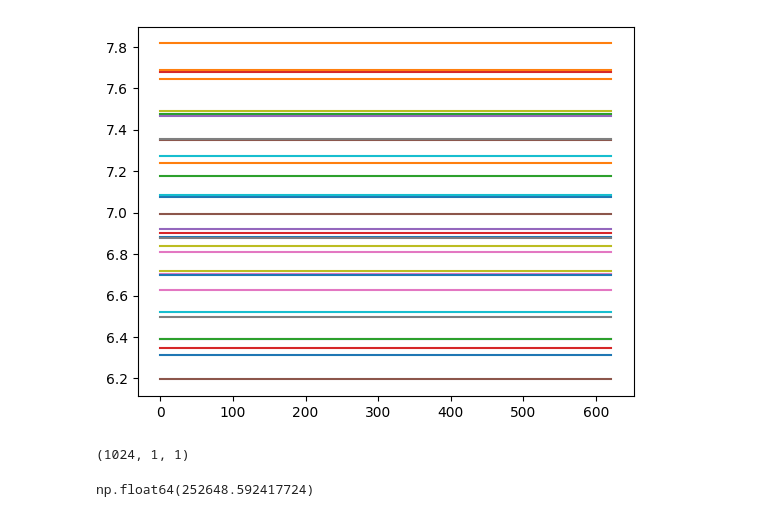
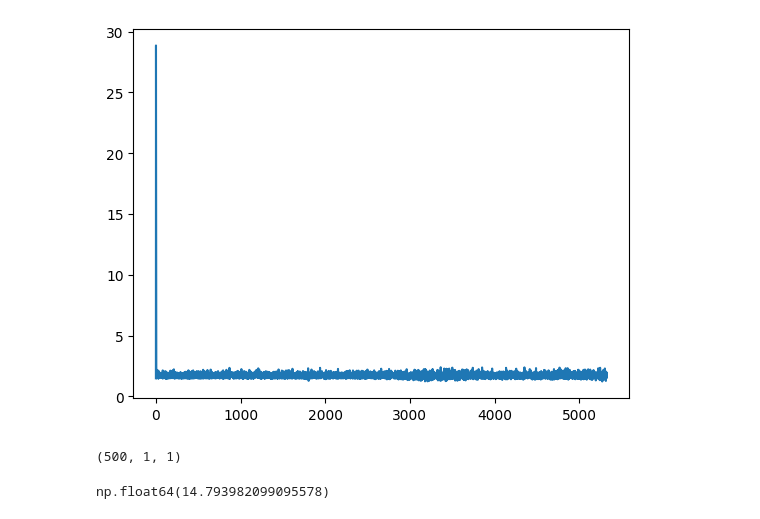
Before and after one commit to Arhy-hub/NeuralNet, a Jupyter notebook: NeuralNet.ipynb, the cells around one changed output. Saved outputs shown, nothing was run; the diff lists cells and outputs as text; code cells hidden in the pictures.

Commit message:
some wacky version of normalisation

```diff
--- a/NeuralNet.ipynb
+++ b/NeuralNet.ipynb
@@ -91,16 +91,16 @@ rand = np.random.default_rng(42)
 #Defining the values we talked about
 a = -100
 b = 100
-n = 2048
+n = 1000
 
 #Our target function f
 def f(x,y):
-    return x**2 + y**2
+    return x**2+y**2
 
 
 xcoords = rand.uniform(low=a,high=b,size=(n,1))
 ycoords = rand.uniform(low=a,high=b,size=(n,1))
-noise = rand.normal(loc=0,scale=1,size=(n,1))
+noise = rand.normal(loc=0,scale=0.5,size=(n,1))
 zcoords = f(xcoords,ycoords) + noise
 
 dataset = np.concatenate((xcoords,ycoords,zcoords),axis=1)
@@ -143,15 +143,18 @@ class network:
         self.layers = []
         self.LayerOutputs = []
         for i in range(1,self.LayerNum+1):
-            layeri= layer(LayerWidths[i-1],LayerWidths[i],PostActivationFuncs[i],NormalisationType)
+            if(i == self.LayerNum):
+                layeri= layer(LayerWidths[i-1],LayerWidths[i],PostActivationFuncs[i],None)
+            else:
+                layeri= layer(LayerWidths[i-1],LayerWidths[i],PostActivationFuncs[i],NormalisationType)
             self.layers.append(layeri)
 
 
     def ForwardPass(self,input):
         self.LayerOutputs.clear()
         for i in range(self.LayerNum):
-           input = self.layers[i].compute(input)
-           self.LayerOutputs.append(input)
+           input , LayerComputations = self.layers[i].compute(input)
+           self.LayerOutputs.append(LayerComputations)
 
         return input
 
@@ -170,19 +173,32 @@ class layer:
             self.gamma = np.random.rand()
             self.beta = np.random.rand()
             self.NormalisationType = 'batch'
+        else:
+            self.NormalisationType = None
 
     def compute(self,input):
+        computations = {}
         LinearComputation = self.weights@input + self.bias
+        computations["Linear"] = LinearComputation
+
         if self.NormalisationType == 'batch':
-            LinearComputation = normalise(LinearComputation)
+
+            LinearComputation , mean , var , epsilon = normalise(LinearComputation)
+            computations["PostLinear"] = LinearComputation
+            computations["mean"] = mean
+            computations["var"] = var
+            computations["epsilon"] = epsilon
+
             LinearComputation = self.gamma*LinearComputation+self.beta
+            computations["Shifted"] = LinearComputation
         PostActComputation = self.PostActFunc(LinearComputation)
-        return PostActComputation
+        computations["LayerOutput"] = PostActComputation
+        return PostActComputation , computations
 # %%
 #formatting coords for input
 
 TestTrainSplit = 0.5
-batches = 2**5
+batches = n//10
 SplitIndex = int(TestTrainSplit*n)
 TrainData  = dataset[:SplitIndex]
 TestData = dataset[SplitIndex:]
@@ -309,14 +396,22 @@ epoch : 620, loss : 42.223153461397295
 KeyboardInterrupt:
 # %%
-for j in range(len(LossValues)):
-    plt.plot([i for i in range(len(LossValues[j]))],LossValues[j])
+plt.plot([i for i in range(len(LossValues))],LossValues)
 plt.show()
 # %% [output]
-[figure, old version]
+[figure, new version]
 # %%
-TestPredictions = np.apply_along_axis(lambda x : fnn.ForwardPass(x.reshape((2,1))),1,TestData[:,:-1])
+def apply_feed(x):
+    x = x.reshape(2,1)
+    normalised = MinMax(x,np.min(x,0),np.max(x,0))
+    return fnn.ForwardPass(normalised)
+
+
+TestPredictions = np.apply_along_axis(apply_feed,1,TestData[:,:-1])
 print(TestPredictions.shape)
-RMSE(TestData[:,-1],TestPredictions)
+smallest = np.min(TestData[:,-1])
+biggest = np.max(TestData[:,-1])
+TestNormal = MinMax(TestData[:,-1],smallest,biggest)
+RMSE(TestNormal,TestPredictions)
 # %% [output]
-(1024, 1, 1)
+(500, 1, 1)
-np.float64(252648.592417724)
+np.float64(14.793982099095578)
```
Also changed, not shown: parts of 2 cells of this notebook.
